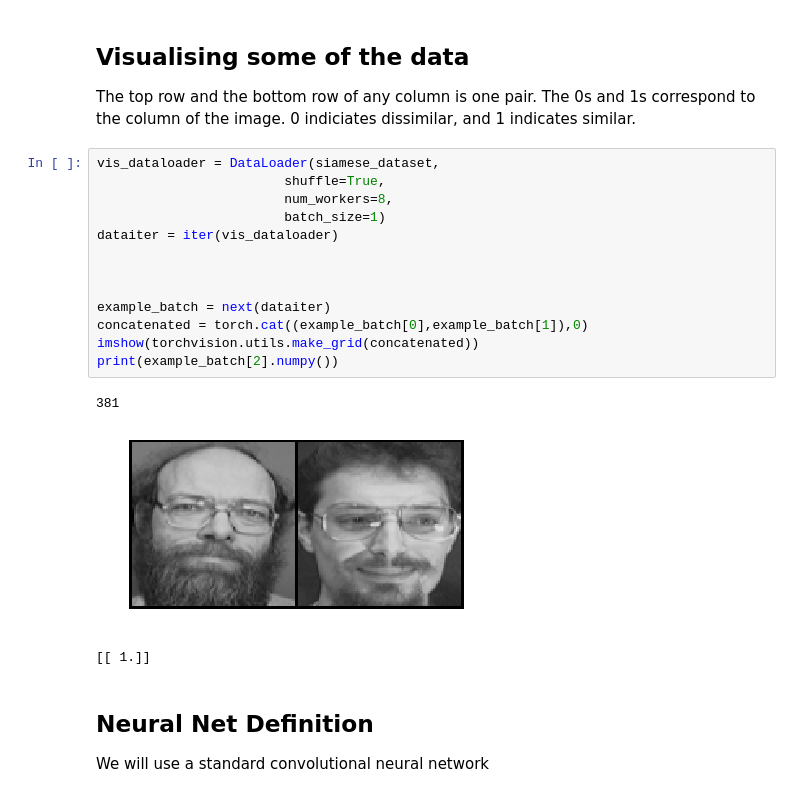
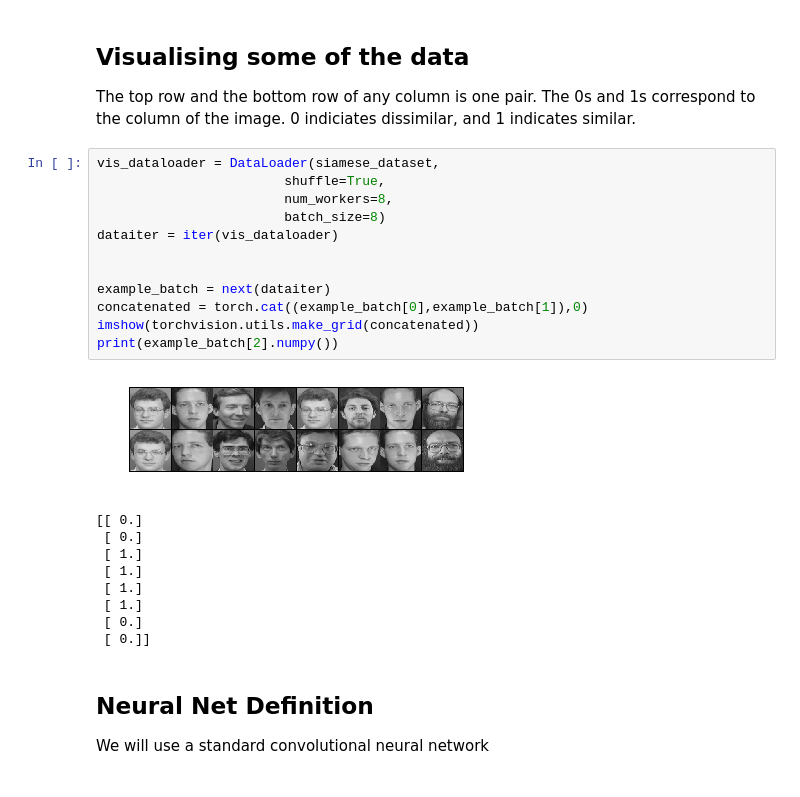
Before and after one commit to harveyslash/Facial-Similarity-with-Siamese-Networks-in-Pytorch, a Jupyter notebook: Siamese-networks-medium.ipynb, the cells around one changed output. Saved outputs shown, nothing was run; the diff lists cells and outputs as text.

```diff
--- a/Siamese-networks-medium.ipynb
+++ b/Siamese-networks-medium.ipynb
@@ -98,20 +93,25 @@ The top row and the bottom row of any column is one pair. The 0s and 1s correspo
 # %%
 vis_dataloader = DataLoader(siamese_dataset,
                         shuffle=True,
                         num_workers=8,
-                        batch_size=1)
+                        batch_size=8)
 dataiter = iter(vis_dataloader)
-
 
 
 example_batch = next(dataiter)
 concatenated = torch.cat((example_batch[0],example_batch[1]),0)
 imshow(torchvision.utils.make_grid(concatenated))
 print(example_batch[2].numpy())
 # %% [output]
+[figure, new version]
-381
+[[ 0.]
+ [ 0.]
+ [ 1.]
+ [ 1.]
+ [ 1.]
+ [ 1.]
+ [ 0.]
+ [ 0.]]
-[figure, old version]
-[[ 1.]]
 # %% [markdown]
 ## Neural Net Definition
 We will use a standard convolutional neural network
```
Also changed, not shown: parts of 16 cells of this notebook.
